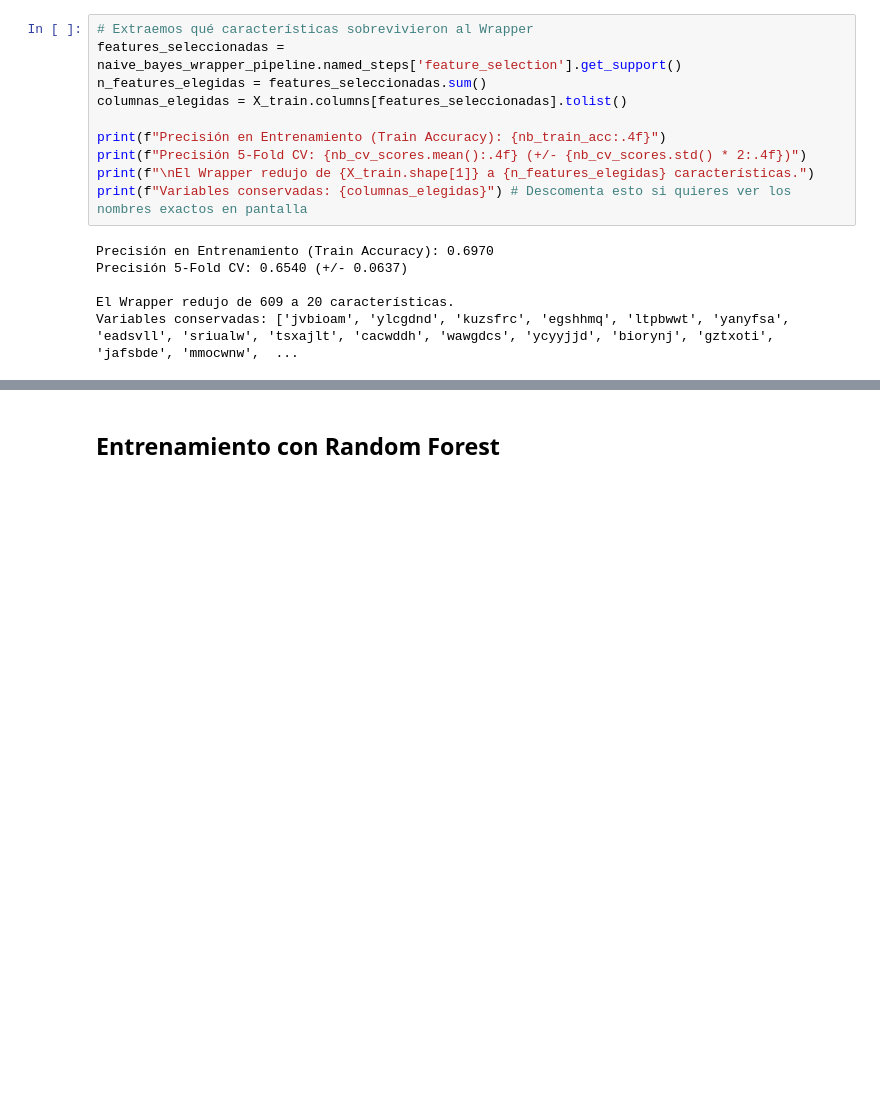
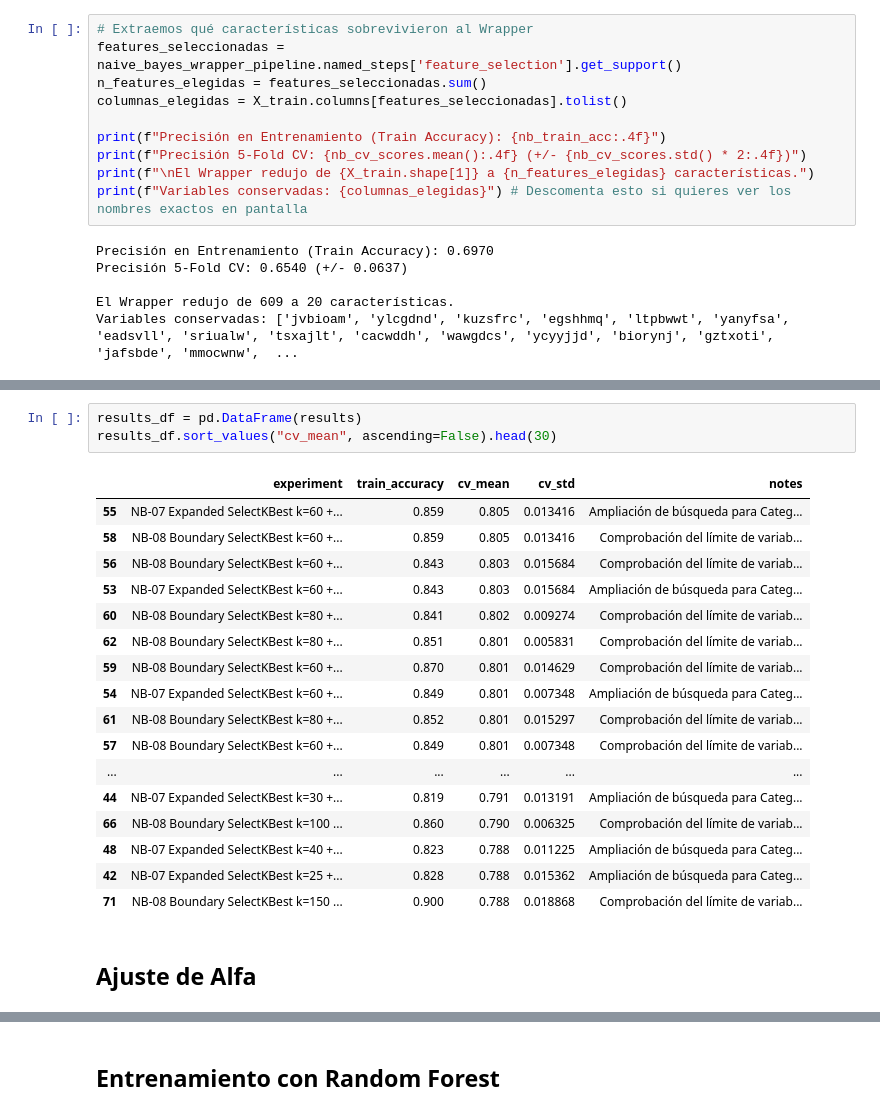
Before and after one commit to Qub1ts/Practica-3y4-AAII, a Jupyter notebook: Grupo-1.ipynb, the cells around one changed output, grey strips where cells are left out. Cells and saved outputs as stored; diff of their text form; blank space fills up the shorter version.

```diff
--- a/Grupo-1.ipynb
+++ b/Grupo-1.ipynb
@@ -279,0 +662,23 @@ Variables conservadas: ['jvbioam', 'ylcgdnd', 'kuzsfrc', 'egshhmq', 'ltpbwwt', '
+# %%
+results_df = pd.DataFrame(results)
+results_df.sort_values("cv_mean", ascending=False).head(30)
+# %% [output]
+|  | experiment | train_accuracy | cv_mean | cv_std | notes |
+| 55 | NB-07 Expanded SelectKBest k=60 +... | 0.859 | 0.805 | 0.013416 | Ampliación de búsqueda para Categ... |
+| 58 | NB-08 Boundary SelectKBest k=60 +... | 0.859 | 0.805 | 0.013416 | Comprobación del límite de variab... |
+| 56 | NB-08 Boundary SelectKBest k=60 +... | 0.843 | 0.803 | 0.015684 | Comprobación del límite de variab... |
+| 53 | NB-07 Expanded SelectKBest k=60 +... | 0.843 | 0.803 | 0.015684 | Ampliación de búsqueda para Categ... |
+| 60 | NB-08 Boundary SelectKBest k=80 +... | 0.841 | 0.802 | 0.009274 | Comprobación del límite de variab... |
+| 62 | NB-08 Boundary SelectKBest k=80 +... | 0.851 | 0.801 | 0.005831 | Comprobación del límite de variab... |
+| 59 | NB-08 Boundary SelectKBest k=60 +... | 0.870 | 0.801 | 0.014629 | Comprobación del límite de variab... |
+| 54 | NB-07 Expanded SelectKBest k=60 +... | 0.849 | 0.801 | 0.007348 | Ampliación de búsqueda para Categ... |
+| 61 | NB-08 Boundary SelectKBest k=80 +... | 0.852 | 0.801 | 0.015297 | Comprobación del límite de variab... |
+| 57 | NB-08 Boundary SelectKBest k=60 +... | 0.849 | 0.801 | 0.007348 | Comprobación del límite de variab... |
+| ... | ... | ... | ... | ... | ... |
+| 44 | NB-07 Expanded SelectKBest k=30 +... | 0.819 | 0.791 | 0.013191 | Ampliación de búsqueda para Categ... |
+| 66 | NB-08 Boundary SelectKBest k=100 ... | 0.860 | 0.790 | 0.006325 | Comprobación del límite de variab... |
+| 48 | NB-07 Expanded SelectKBest k=40 +... | 0.823 | 0.788 | 0.011225 | Ampliación de búsqueda para Categ... |
+| 42 | NB-07 Expanded SelectKBest k=25 +... | 0.828 | 0.788 | 0.015362 | Ampliación de búsqueda para Categ... |
+| 71 | NB-08 Boundary SelectKBest k=150 ... | 0.900 | 0.788 | 0.018868 | Comprobación del límite de variab... |
+# %% [markdown]
+## Ajuste de Alfa
```
Also changed, not shown: parts of 24 cells of this notebook, 2 other files.
